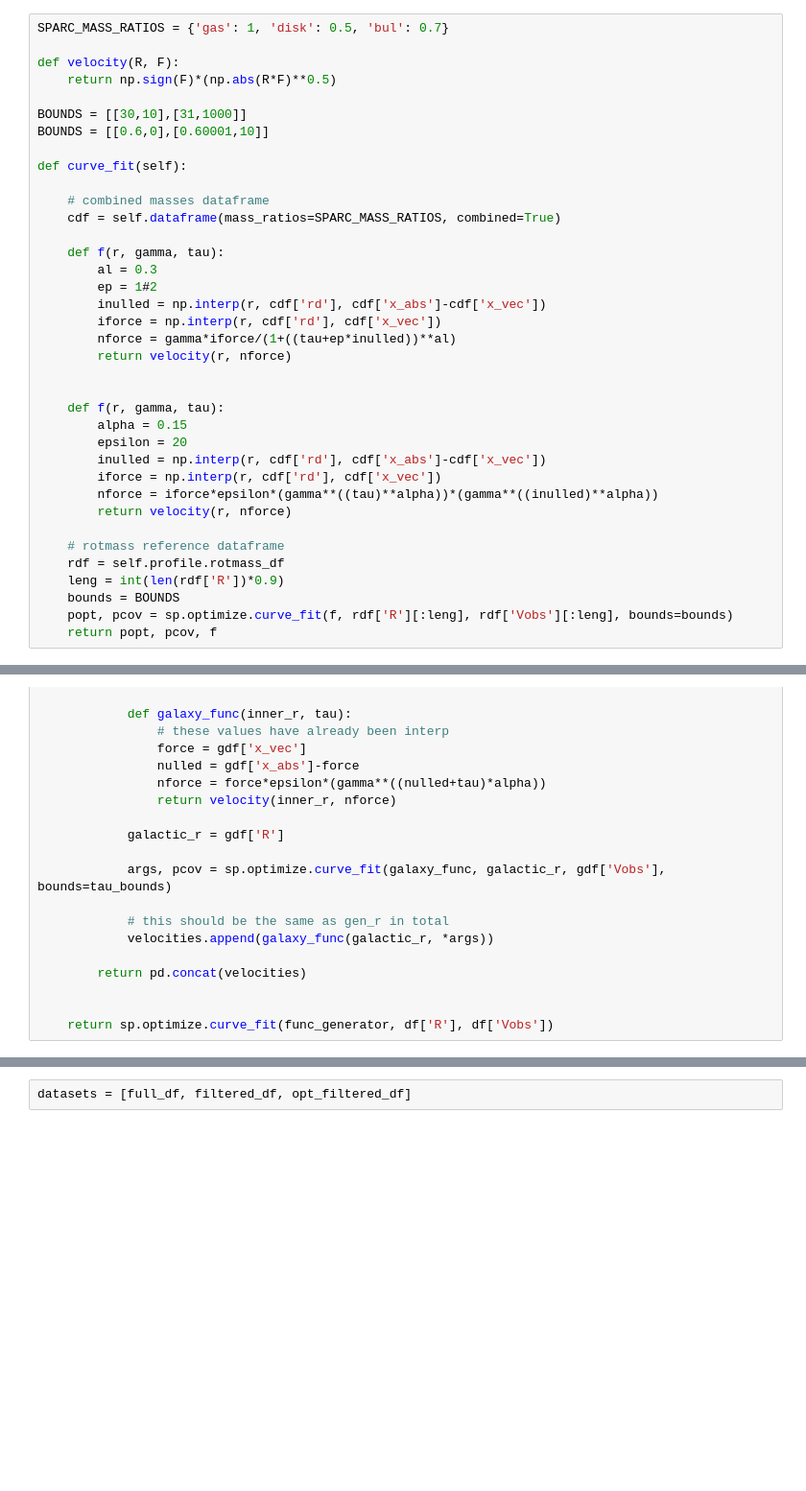
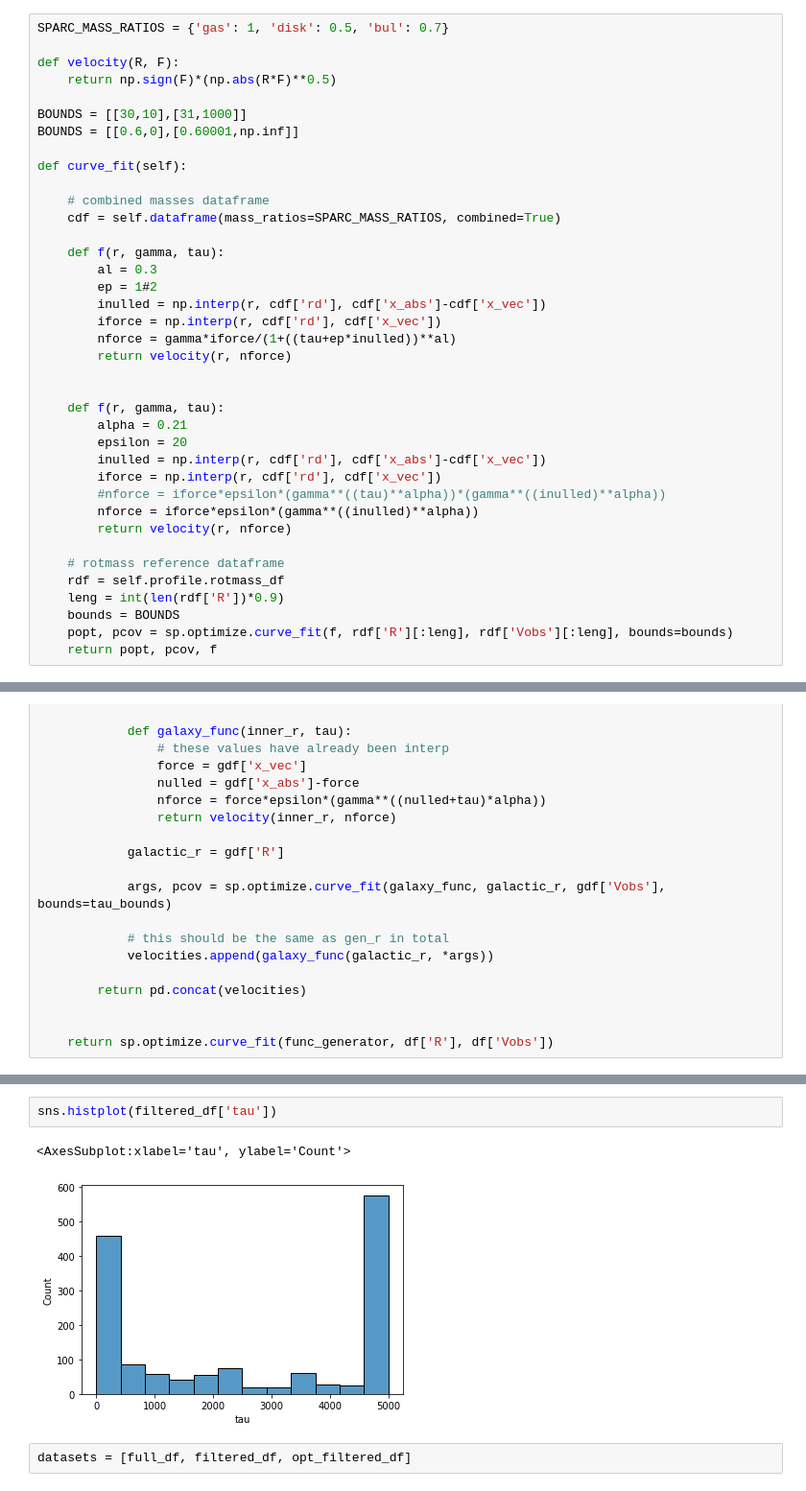
Before and after one commit to timjdavey/galactus, a Jupyter notebook: notebooks/Sparc RAR.ipynb, the cells around one changed output, grey strips where cells are left out. Shown at 96% size. Drawn from its saved outputs; the diff is of its cells as text; blank space fills up the shorter version.

```diff
--- a/notebooks/Sparc RAR.ipynb
+++ b/notebooks/Sparc RAR.ipynb
@@ -16,7 +16,7 @@ def velocity(R, F):
     return np.sign(F)*(np.abs(R*F)**0.5)
 
 BOUNDS = [[30,10],[31,1000]]
-BOUNDS = [[0.6,0],[0.60001,10]]
+BOUNDS = [[0.6,0],[0.60001,np.inf]]
 
 def curve_fit(self):
 
@@ -33,11 +33,12 @@ def curve_fit(self):
 
 
     def f(r, gamma, tau):
-        alpha = 0.15
+        alpha = 0.21
         epsilon = 20
         inulled = np.interp(r, cdf['rd'], cdf['x_abs']-cdf['x_vec'])
         iforce = np.interp(r, cdf['rd'], cdf['x_vec'])
-        nforce = iforce*epsilon*(gamma**((tau)**alpha))*(gamma**((inulled)**alpha))
+        #nforce = iforce*epsilon*(gamma**((tau)**alpha))*(gamma**((inulled)**alpha))
+        nforce = iforce*epsilon*(gamma**((inulled)**alpha))
         return velocity(r, nforce)
 
     # rotmass reference dataframe
@@ -166,6 +170,11 @@ meta_optimise_with_tau(filtered_df)
  array([[1.32146402e-09, 1.67592130e-02, 6.19431204e-07],
         [1.67592130e-02, 2.12546566e+05, 7.87828181e+00],
         [6.19431204e-07, 7.87828181e+00, 1.93459767e-03]]))
+# %%
+sns.histplot(filtered_df['tau'])
+# %% [output]
+<AxesSubplot:xlabel='tau', ylabel='Count'>
+[figure, added]
 # %%
 datasets = [full_df, filtered_df, opt_filtered_df]
 # %%
```
Also changed, not shown: parts of 15 cells of this notebook, 1 other file.
